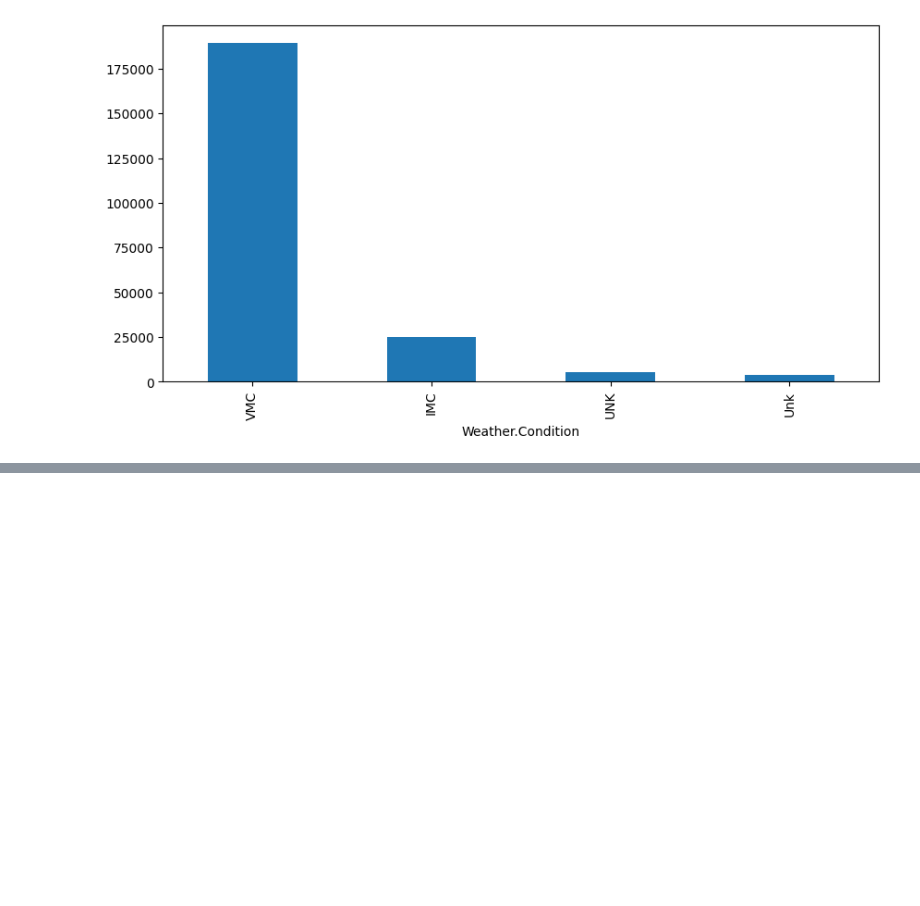
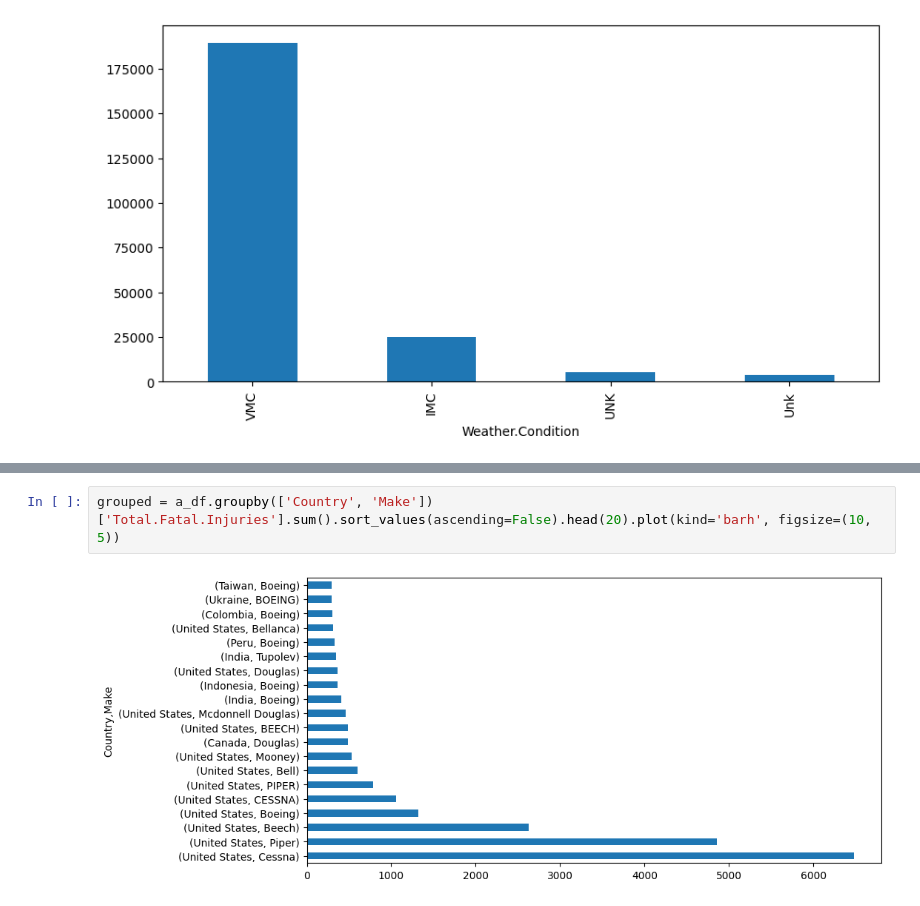
Before and after one commit to samnguthi/Phase-1-project, a Jupyter notebook: index.ipynb, the cells around one changed output, grey strips where cells are left out. Drawn from its saved outputs; the diff is of its cells as text; blank space fills up the shorter version.

```diff
--- a/index.ipynb
+++ b/index.ipynb
@@ -391,0 +440,4 @@ a_df.groupby('Weather.Condition')['Total.Uninjured'].sum().sort_values(ascending
+# %%
+grouped = a_df.groupby(['Country', 'Make'])['Total.Fatal.Injuries'].sum().sort_values(ascending=False).head(20).plot(kind='barh', figsize=(10, 5))
+# %% [output]
+[figure, added]
```
Also changed, not shown: parts of 8 cells of this notebook.
